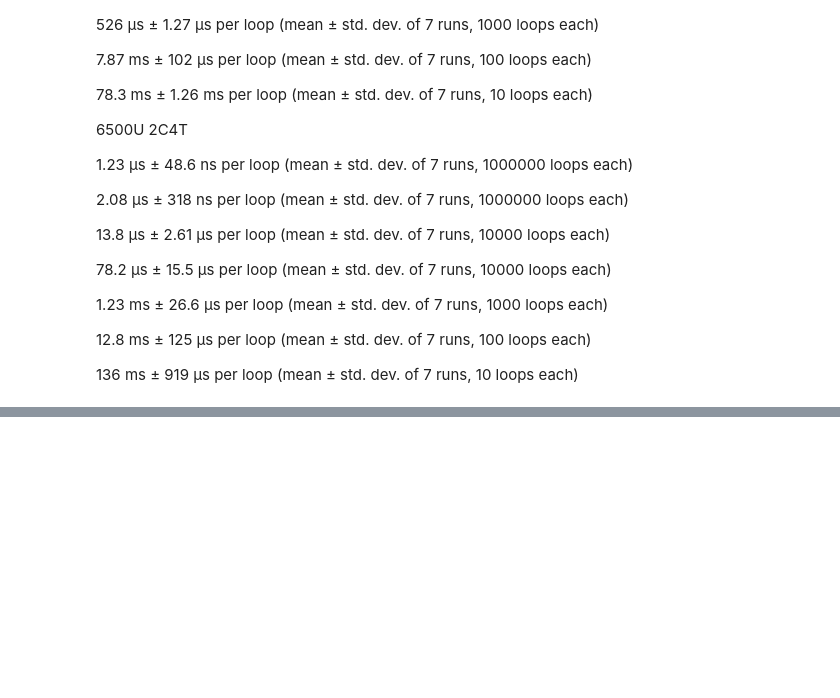
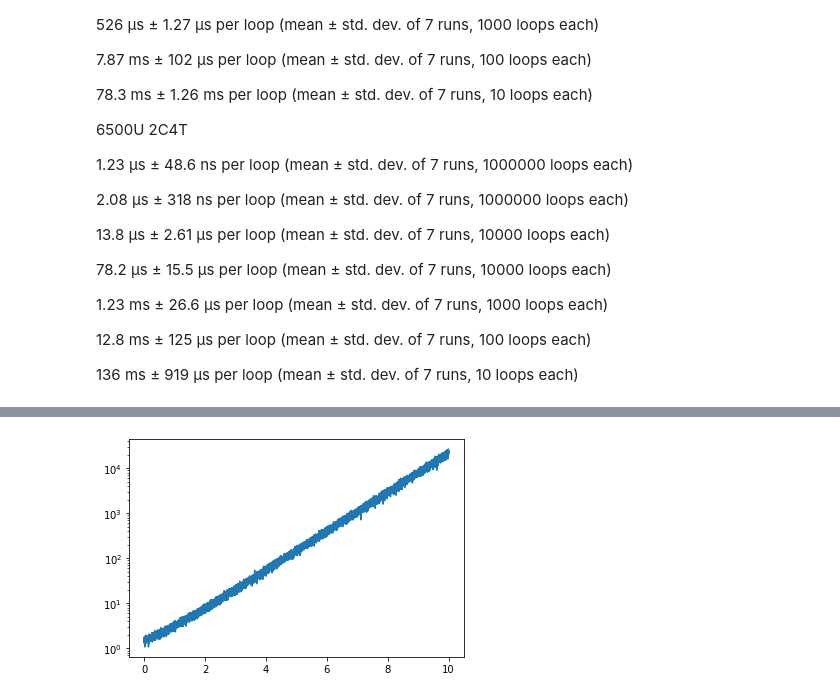
Before and after one commit to dmadea/Jupyter-Tutorials, a Jupyter notebook: benchmarks.ipynb, the cells around one changed output, grey strips where cells are left out. Cells and saved outputs as stored; diff of their text form; code cells hidden in the pictures; blank space fills up the shorter version.

```diff
--- a/benchmarks.ipynb
+++ b/benchmarks.ipynb
@@ -64,0 +92,10 @@ AttributeError: module 'matplotlib.pyplot' has no attribute 'semilogxy'
+# %%
+y = np.exp(t) + 0.5
+y_noise = np.random.normal(y, scale=0.1 * y)
+
+plt.plot(t, y_noise)
+# plt.plot(t, y)
+plt.yscale('log')
+plt.show()
+# %% [output]
+[figure, added]
```
Also changed, not shown: parts of 6 cells of this notebook.
